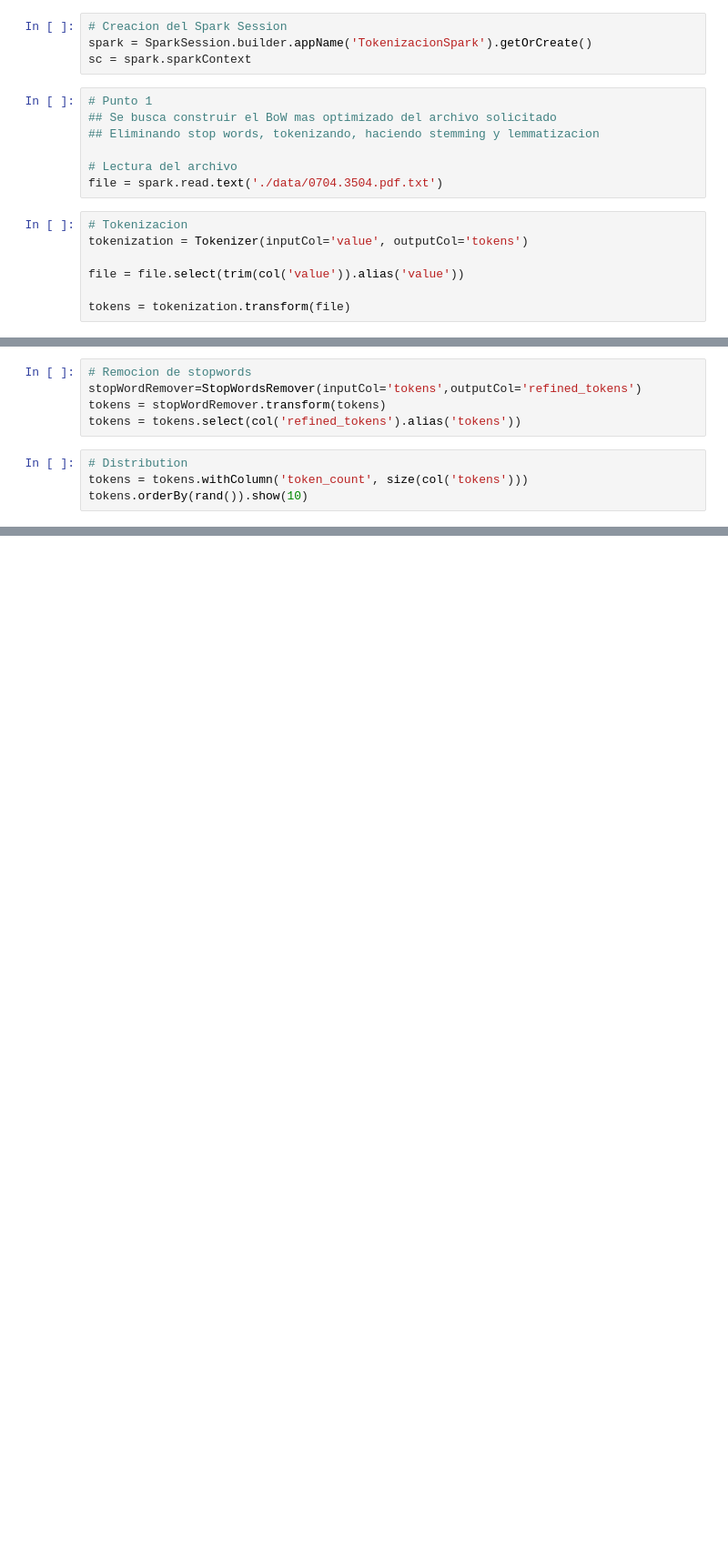
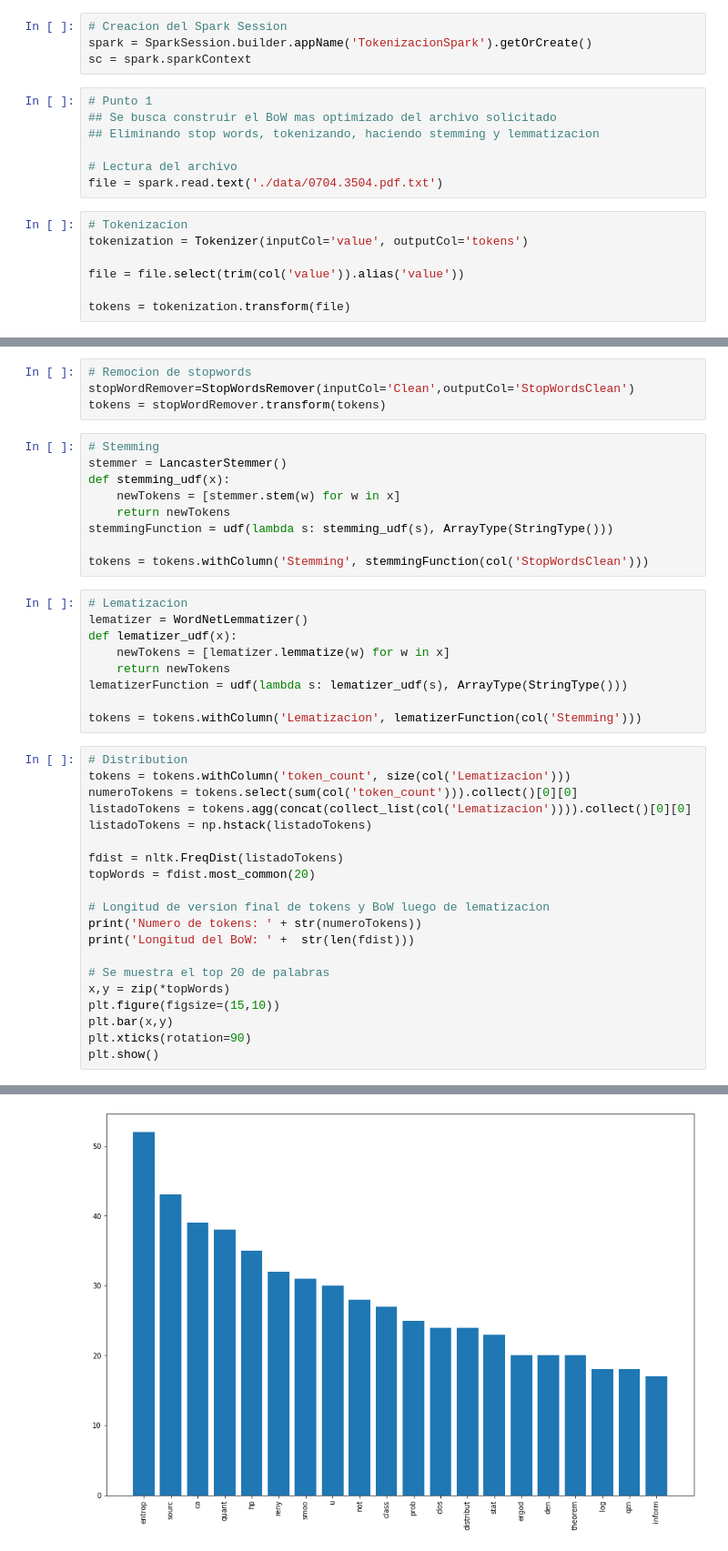
Before and after one commit to jgavirias13/DataScienceAlmacRec, a Jupyter notebook: taller2/tokenizacionSpark.ipynb, the cells around one changed output, grey strips where cells are left out. Shown: that part at 91% size. Drawn from its saved outputs; the diff is of its cells as text; blank space fills up the shorter version.

```diff
--- a/taller2/tokenizacionSpark.ipynb
+++ b/taller2/tokenizacionSpark.ipynb
@@ -44,9 +47,43 @@ tokens = tokens.where(size(col('tokens'))>0)
 # %%
 # Remocion de stopwords
-stopWordRemover=StopWordsRemover(inputCol='tokens',outputCol='refined_tokens')
+stopWordRemover=StopWordsRemover(inputCol='Clean',outputCol='StopWordsClean')
 tokens = stopWordRemover.transform(tokens)
-tokens = tokens.select(col('refined_tokens').alias('tokens'))
-# %%
-# Distribution
-tokens = tokens.withColumn('token_count', size(col('tokens')))
-tokens.orderBy(rand()).show(10)
+# %%
+# Stemming
+stemmer = LancasterStemmer()
+def stemming_udf(x):
+    newTokens = [stemmer.stem(w) for w in x]
+    return newTokens
+stemmingFunction = udf(lambda s: stemming_udf(s), ArrayType(StringType()))
+
+tokens = tokens.withColumn('Stemming', stemmingFunction(col('StopWordsClean')))
+# %%
+# Lematizacion
+lematizer = WordNetLemmatizer()
+def lematizer_udf(x):
+    newTokens = [lematizer.lemmatize(w) for w in x]
+    return newTokens
+lematizerFunction = udf(lambda s: lematizer_udf(s), ArrayType(StringType()))
+
+tokens = tokens.withColumn('Lematizacion', lematizerFunction(col('Stemming')))
+# %%
+# Distribution
+tokens = tokens.withColumn('token_count', size(col('Lematizacion')))
+numeroTokens = tokens.select(sum(col('token_count'))).collect()[0][0]
+listadoTokens = tokens.agg(concat(collect_list(col('Lematizacion')))).collect()[0][0]
+listadoTokens = np.hstack(listadoTokens)
+
+fdist = nltk.FreqDist(listadoTokens)
+topWords = fdist.most_common(20)
+
+# Longitud de version final de tokens y BoW luego de lematizacion
+print('Numero de tokens: ' + str(numeroTokens))
+print('Longitud del BoW: ' +  str(len(fdist)))
+
+# Se muestra el top 20 de palabras
+x,y = zip(*topWords)
+plt.figure(figsize=(15,10))
+plt.bar(x,y)
+plt.xticks(rotation=90)
+plt.show()
+# %% [output]
@@ -52,0 +92 @@ tokens.orderBy(rand()).show(10)
+[figure, added]
```
Also changed, not shown: parts of 3 cells of this notebook, 1 other file.
